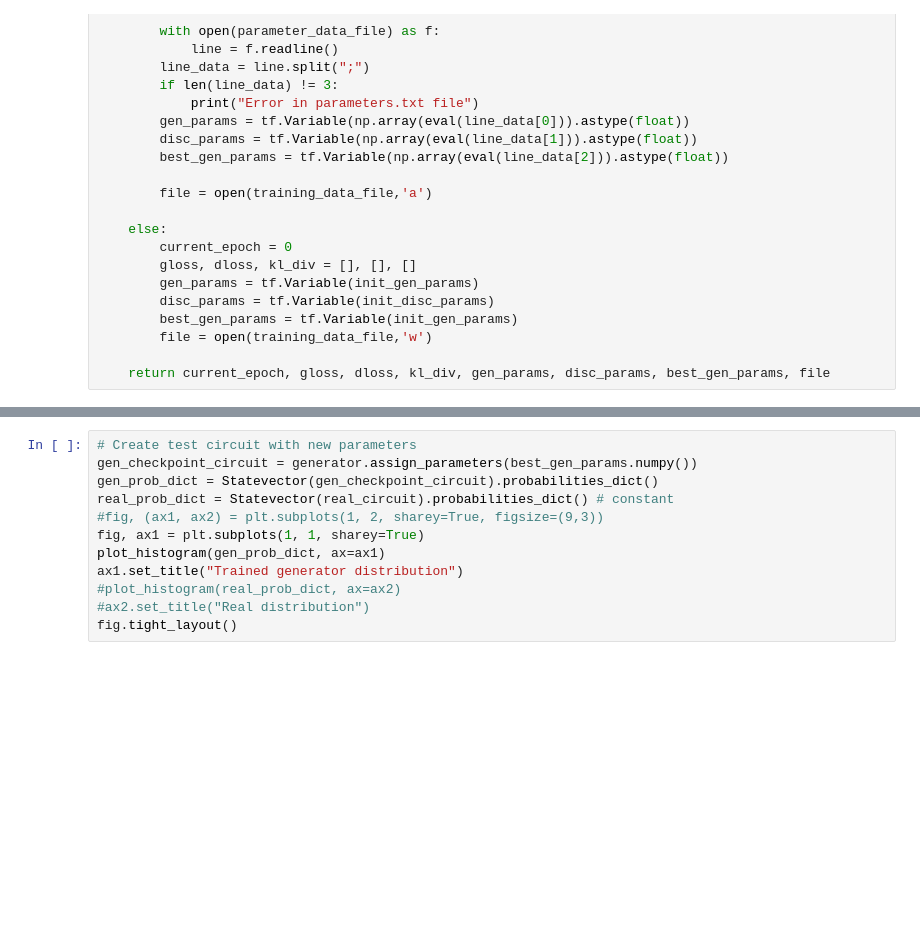
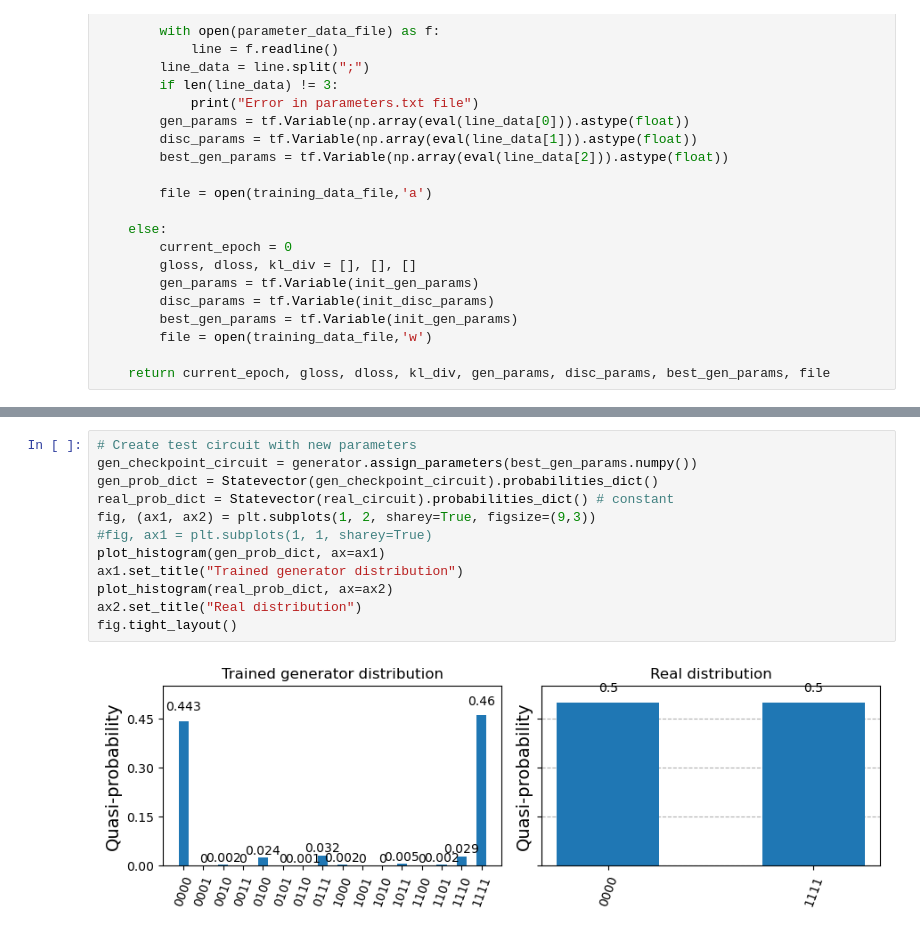
Before and after one commit to bburuta/Qiskit-IBM, a Jupyter notebook: qgan/definitivo.ipynb, the cells around one changed output, grey strips where cells are left out. Saved outputs shown, nothing was run; the diff lists cells and outputs as text; blank space fills up the shorter version.

```diff
--- a/qgan/definitivo.ipynb
+++ b/qgan/definitivo.ipynb
@@ -403,12 +415,14 @@ fig.tight_layout()
 # %%
 # Create test circuit with new parameters
 gen_checkpoint_circuit = generator.assign_parameters(best_gen_params.numpy())
 gen_prob_dict = Statevector(gen_checkpoint_circuit).probabilities_dict()
 real_prob_dict = Statevector(real_circuit).probabilities_dict() # constant
-#fig, (ax1, ax2) = plt.subplots(1, 2, sharey=True, figsize=(9,3))
-fig, ax1 = plt.subplots(1, 1, sharey=True)
+fig, (ax1, ax2) = plt.subplots(1, 2, sharey=True, figsize=(9,3))
+#fig, ax1 = plt.subplots(1, 1, sharey=True)
 plot_histogram(gen_prob_dict, ax=ax1)
 ax1.set_title("Trained generator distribution")
-#plot_histogram(real_prob_dict, ax=ax2)
-#ax2.set_title("Real distribution")
+plot_histogram(real_prob_dict, ax=ax2)
+ax2.set_title("Real distribution")
 fig.tight_layout()
+# %% [output]
+[figure, added]
```
Also changed, not shown: parts of 9 cells of this notebook, 5 other files.
